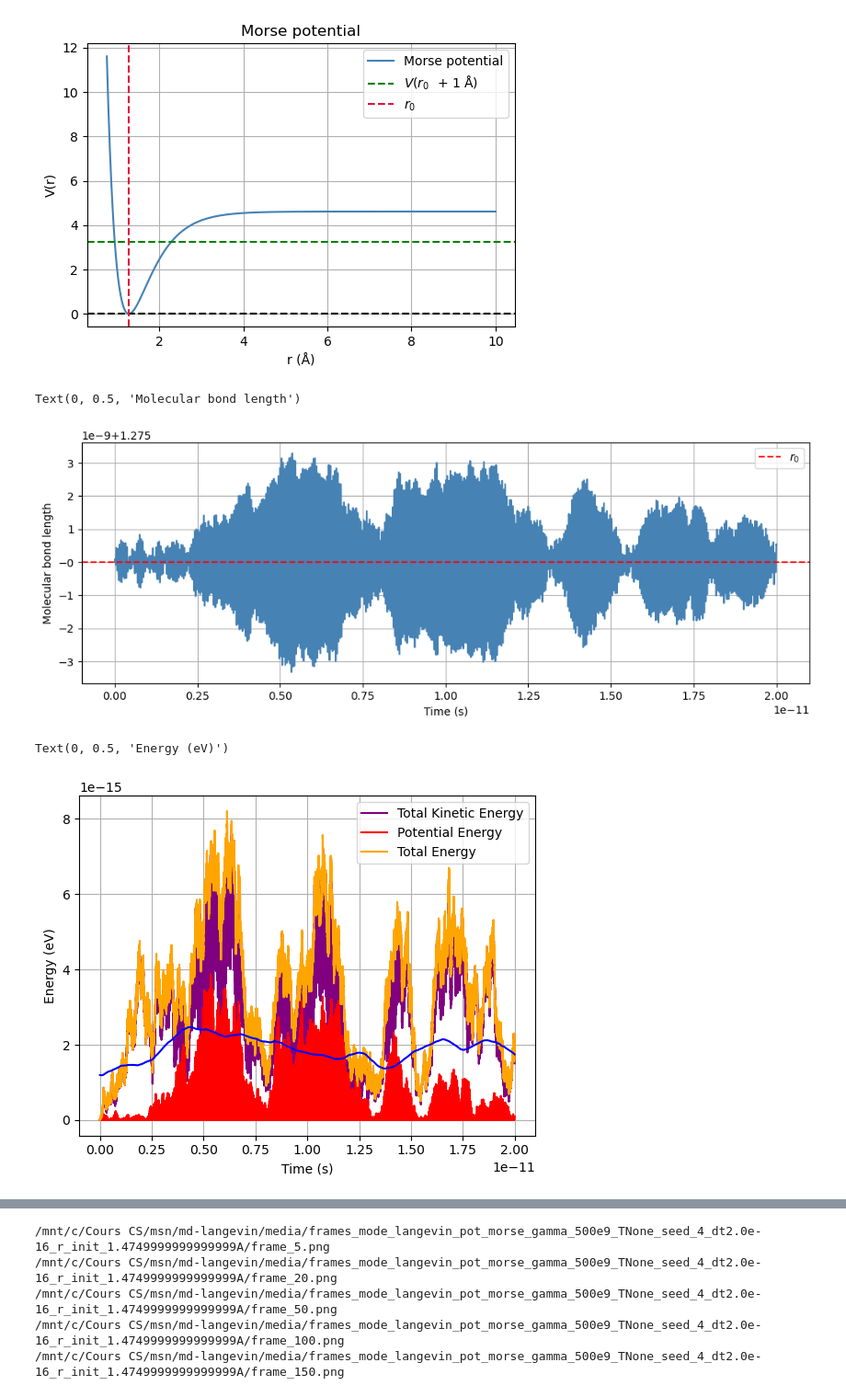
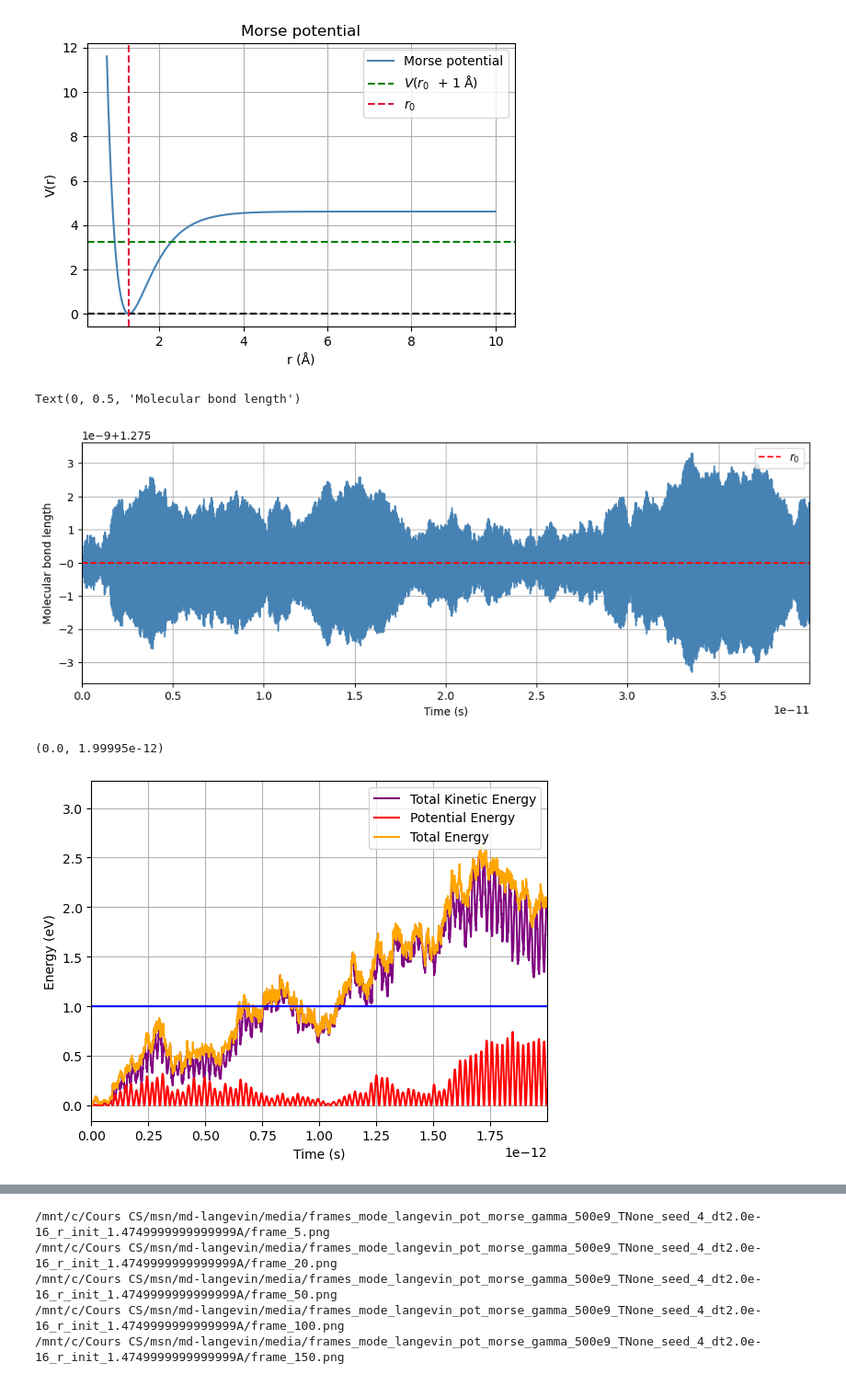
Before and after one commit to JeanCHDJdev/md-langevin, a Jupyter notebook: nb/simulation.ipynb, the cells around one changed output, grey strips where cells are left out. Shown at 92% size. Saved outputs shown, nothing was run; the diff lists cells and outputs as text; code cells hidden in the pictures.

```diff
--- a/nb/simulation.ipynb
+++ b/nb/simulation.ipynb
@@ -33,59 +33,61 @@ plt.legend(loc='upper right')
 [figure]
 # %%
 importlib.reload(lg)
-T = 500  # K
+T = 600  # K
 dt = 1e-15 # s
-gamma = 5e11  # 1/s
+gamma = 2e11  # 1/s
 potential_type = 'morse'
-seed = 4
+seed = 5
 mode = 'langevin'
 r_init = sim.r_0
 filename = fs.get_simulations_dir() / f'mode_{mode}_pot_{potential_type}_gamma_{int(gamma/1e9)}e9_T{T}_seed_{seed}_dt{dt*1e16}e-16_r_init_{r_init}A.npz'
 # %%
 importlib.reload(lg)
-overwrite = True
+overwrite = False
 if not filename.with_suffix('.npz').exists() or overwrite:
     sim = lg.Langevin3D(seed=seed, T=T, dt=dt, potential=potential_type, gamma=gamma)
     data, run_opt = sim.run(
-        n_steps=2e4, r_init=r_init, mode='langevin', do_byproducts=True, filename=filename
+        n_steps=4e4, r_init=r_init, mode='langevin', do_byproducts=True, filename=filename
         )
 else:
     sim, data = lg.Langevin3D.load_from_file(filename)
 # %%
 plt.figure(figsize=(12, 4))
 plt.plot(data['time'], np.sqrt(np.sum((data['r_H']-data['r_Cl'])**2, axis=1)), color='steelblue')
+#plt.plot( data['time'], data['v_H']-data['v_Cl'], color='orange', label='Molecular bond length')
 plt.axhline(sim.r_0, ls='--', color='red', label=r'$r_0$')
+plt.xlim(0, data['time'][-1])
 plt.grid()
 plt.legend(loc='upper right')
 plt.xlabel('Time (s)')
 plt.ylabel('Molecular bond length')
 # %% [output]
 Text(0, 0.5, 'Molecular bond length')
-[figure, old version]
+[figure, new version]
 # %%
 ## energy plot
 time = data['time']
 kinetic_e_H = data['kinetic_energy_H']
 kinetic_e_Cl = data['kinetic_energy_Cl']
 kinetic_e = kinetic_e_H + kinetic_e_Cl
 
 potential_e = data['potential_energy']
 
 mec_e = kinetic_e + potential_e
-temperature = sim.temperature(kinetic_energy=kinetic_e, temp_window=5000)
-norm = sim.k_B * T if T is not None else 1
+temperature = sim.temperature(kinetic_energy=kinetic_e, temp_window=3000)
+norm = sim.k_B * temperature #* T if T is not None else 1
 #plt.plot(time, kinetic_e_H, label='Kinetic Energy H', color='red')
 #plt.plot(time, kinetic_e_Cl, label='Kinetic Energy Cl', color='orange')
 plt.plot(time, (kinetic_e_H + kinetic_e_Cl) / norm, label='Total Kinetic Energy', color='purple')
 plt.plot(time, potential_e / norm, label='Potential Energy', color='red')
 plt.plot(time, mec_e / norm, label='Total Energy', color='orange')
 plt.plot(time, temperature * sim.k_B / norm, color='blue')
 plt.grid()
 plt.legend(loc='upper right')
 plt.xlabel('Time (s)')
 plt.ylabel('Energy (eV)')
-#plt.xlim(0, 0.05 * time[-1])
+plt.xlim(0, 0.2 * time[-1])
 #plt.plot(time, potential_e, label='Potential Energy', color='green')
 # %% [output]
-Text(0, 0.5, 'Energy (eV)')
+(0.0, 1.99995e-12)
-[figure, old version]
+[figure, new version]
```
Also changed, not shown: parts of 2 cells of this notebook, 1 other file.
